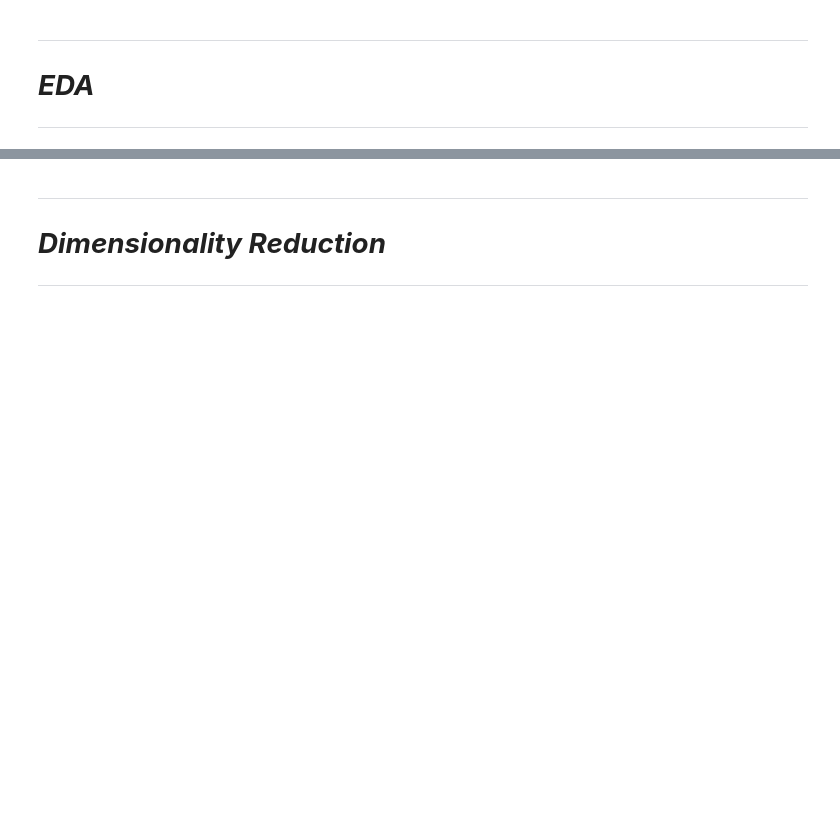
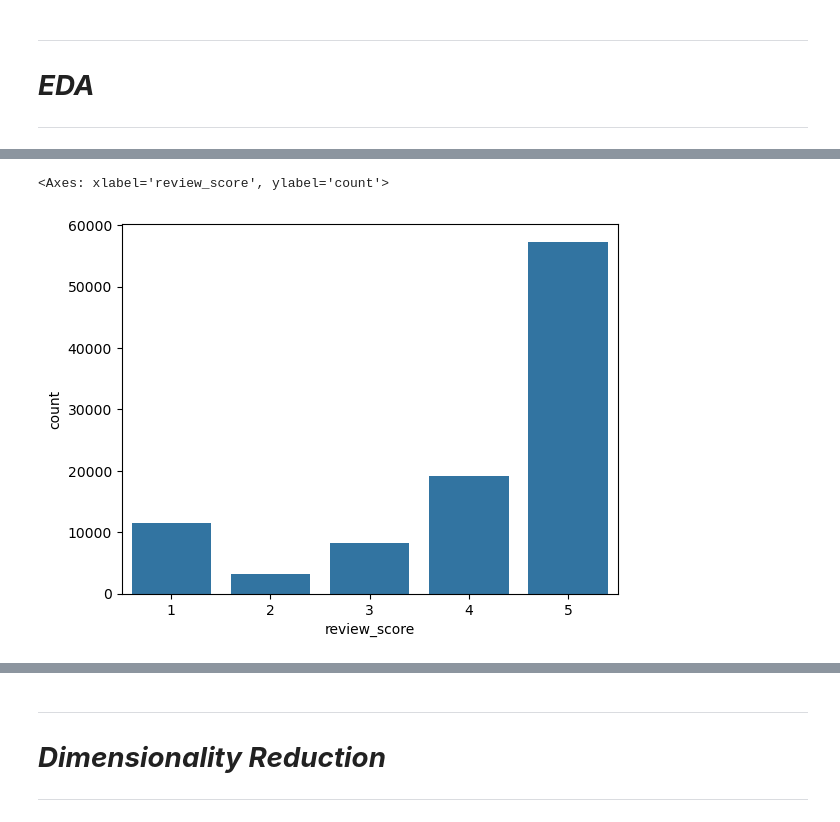
Before and after one commit to BKamyk/MachineLearning, a Jupyter notebook: Project2/workspace_p2/clustering_project.ipynb, the cells around one changed output, grey strips where cells are left out. Cells and saved outputs as stored; diff of their text form; code cells hidden in the pictures; blank space fills up the shorter version.

Commit message:
reviews analysis and product analysis

```diff
--- a/Project2/workspace_p2/clustering_project.ipynb
+++ b/Project2/workspace_p2/clustering_project.ipynb
@@ -86,0 +131,5 @@ raw_orders.shape
+# %%
+sns.countplot(raw_order_reviews, x = 'review_score')
+# %% [output]
+<Axes: xlabel='review_score', ylabel='count'>
+[figure, added]
```
Also changed, not shown: parts of 15 cells of this notebook, 1 other file.
